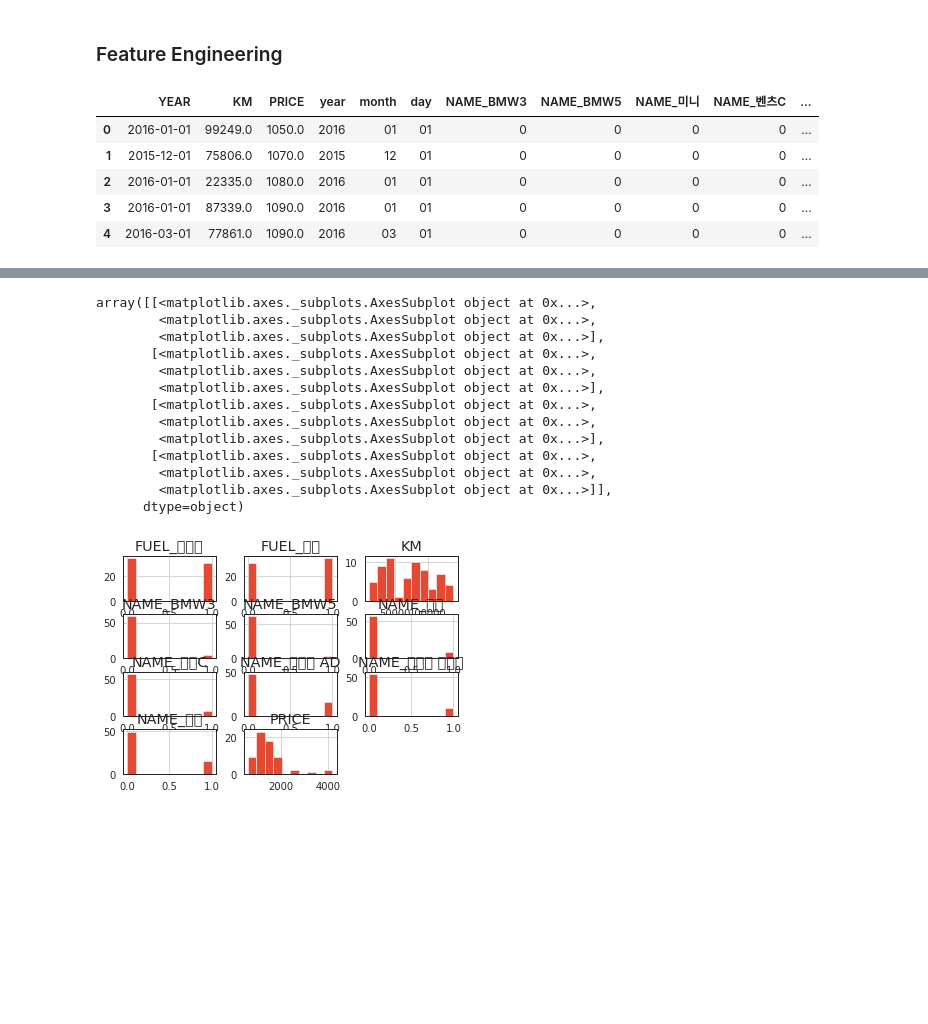
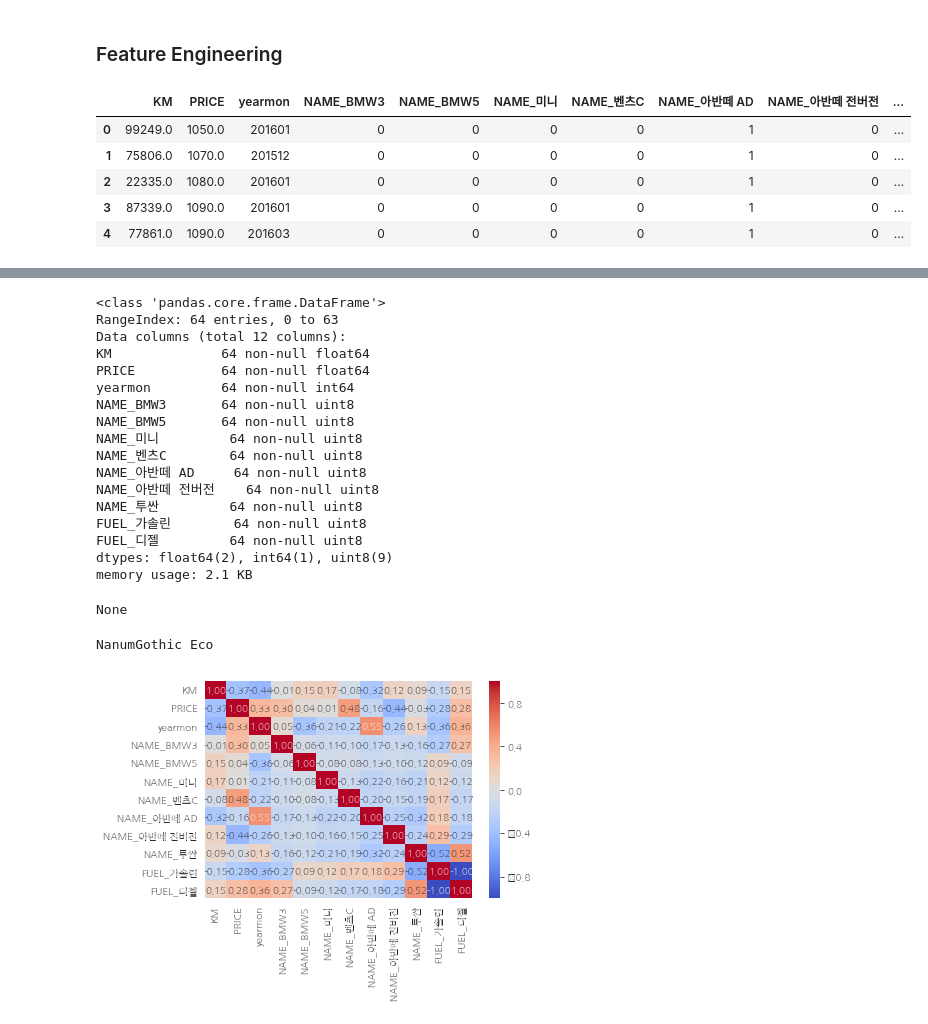
Before and after one commit to jaehyun0220/Colab, a Jupyter notebook: sds_w1.ipynb, the cells around one changed output, grey strips where cells are left out. Drawn from its saved outputs; the diff is of its cells as text; code cells hidden in the pictures; blank space fills up the shorter version.

```diff
--- a/sds_w1.ipynb
+++ b/sds_w1.ipynb
@@ -173,19 +182,18 @@ freq        16           5   34
 # %%
 # Object 형의 데이터들을 Numeric 형태로 변경
 # Date는 각각 Year, Month, Day로 나누어 String형태로 변경
-df_joongo['year'] = df_joongo['YEAR'].apply(lambda x: x[:4])
-df_joongo['month'] = df_joongo['YEAR'].apply(lambda x: x[5:7])
-df_joongo['day'] = df_joongo['YEAR'].apply(lambda x: x[8:])
+df_joongo['yearmon'] = df_joongo['YEAR'].apply(lambda x: int(x[:4]+x[5:7]))
 # %%
 # 명목형 변수들을 onehot encoding
 df_onehot = pd.get_dummies(df_joongo, columns=['NAME', 'FUEL'])
-df_onehot.drop(['YEAR'], axis=1)
+df_onehot.drop(['YEAR'], axis=1, inplace=True)
 display(df_onehot.head())
 display(df_onehot.tail())
+display(df_onehot.info())
 # %% [output]
-|  | YEAR | KM | PRICE | year | month | day | NAME_BMW3 | NAME_BMW5 | NAME_미니 | NAME_벤츠C | ... |
-| 0 | 2016-01-01 | 99249.0 | 1050.0 | 2016 | 01 | 01 | 0 | 0 | 0 | 0 | ... |
-| 1 | 2015-12-01 | 75806.0 | 1070.0 | 2015 | 12 | 01 | 0 | 0 | 0 | 0 | ... |
-| 2 | 2016-01-01 | 22335.0 | 1080.0 | 2016 | 01 | 01 | 0 | 0 | 0 | 0 | ... |
-| 3 | 2016-01-01 | 87339.0 | 1090.0 | 2016 | 01 | 01 | 0 | 0 | 0 | 0 | ... |
-| 4 | 2016-03-01 | 77861.0 | 1090.0 | 2016 | 03 | 01 | 0 | 0 | 0 | 0 | ... |
+|  | KM | PRICE | yearmon | NAME_BMW3 | NAME_BMW5 | NAME_미니 | NAME_벤츠C | NAME_아반떼 AD | NAME_아반떼 전버전 | ... |
+| 0 | 99249.0 | 1050.0 | 201601 | 0 | 0 | 0 | 0 | 1 | 0 | ... |
+| 1 | 75806.0 | 1070.0 | 201512 | 0 | 0 | 0 | 0 | 1 | 0 | ... |
+| 2 | 22335.0 | 1080.0 | 201601 | 0 | 0 | 0 | 0 | 1 | 0 | ... |
+| 3 | 87339.0 | 1090.0 | 201601 | 0 | 0 | 0 | 0 | 1 | 0 | ... |
+| 4 | 77861.0 | 1090.0 | 201603 | 0 | 0 | 0 | 0 | 1 | 0 | ... |
@@ -198,18 +206,18 @@ display(df_onehot.tail())
+<class 'pandas.core.frame.DataFrame'>
+RangeIndex: 64 entries, 0 to 63
+Data columns (total 12 columns):
+KM              64 non-null float64
+PRICE           64 non-null float64
+yearmon         64 non-null int64
+NAME_BMW3       64 non-null uint8
+NAME_BMW5       64 non-null uint8
+NAME_미니         64 non-null uint8
+NAME_벤츠C        64 non-null uint8
+NAME_아반떼 AD     64 non-null uint8
+NAME_아반떼 전버전    64 non-null uint8
+NAME_투싼         64 non-null uint8
+FUEL_가솔린        64 non-null uint8
+FUEL_디젤         64 non-null uint8
+dtypes: float64(2), int64(1), uint8(9)
+memory usage: 2.1 KB
+None
-# %%
-# 데이터분포체크
-df_onehot.hist()
-# %% [output]
-array([[<matplotlib.axes._subplots.AxesSubplot object at 0x...>,
-        <matplotlib.axes._subplots.AxesSubplot object at 0x...>,
-        <matplotlib.axes._subplots.AxesSubplot object at 0x...>],
-       [<matplotlib.axes._subplots.AxesSubplot object at 0x...>,
-        <matplotlib.axes._subplots.AxesSubplot object at 0x...>,
-        <matplotlib.axes._subplots.AxesSubplot object at 0x...>],
-       [<matplotlib.axes._subplots.AxesSubplot object at 0x...>,
-        <matplotlib.axes._subplots.AxesSubplot object at 0x...>,
-        <matplotlib.axes._subplots.AxesSubplot object at 0x...>],
-       [<matplotlib.axes._subplots.AxesSubplot object at 0x...>,
-        <matplotlib.axes._subplots.AxesSubplot object at 0x...>,
-        <matplotlib.axes._subplots.AxesSubplot object at 0x...>]],
-      dtype=object)
-[figure, removed]
@@ -230,0 +224,20 @@ df_joongo_piped = full_pipeline.fit_transform(df_joongo)
+# %%
+# 한글 글꼴 설치
+!apt-get update -qq
+!apt-get install fonts-nanum* -qq
+
+path = '/usr/share/fonts/truetype/nanum/NanumGothicEco.ttf'  # 설치된 나눔글꼴중 원하는 녀석의 전체 경로를 가져오자
+font_name = fm.FontProperties(fname=path, size=10).get_name()
+print(font_name)
+plt.rc('font', family=font_name)
+
+# 우선 fm._rebuild() 를 해주고
+fm._rebuild()
+# %% [output]
+NanumGothic Eco
+# %%
+# 데이터 간의 상관관계 체크
+  # 수치형변수들과 Survived 변수의 상관관계 Matrix 시각화
+  g = sns.heatmap(df_onehot.corr(),annot=True, fmt = ".2f", cmap = "coolwarm")
+# %% [output]
+[figure, added]
```
Also changed, not shown: parts of 21 cells of this notebook.
